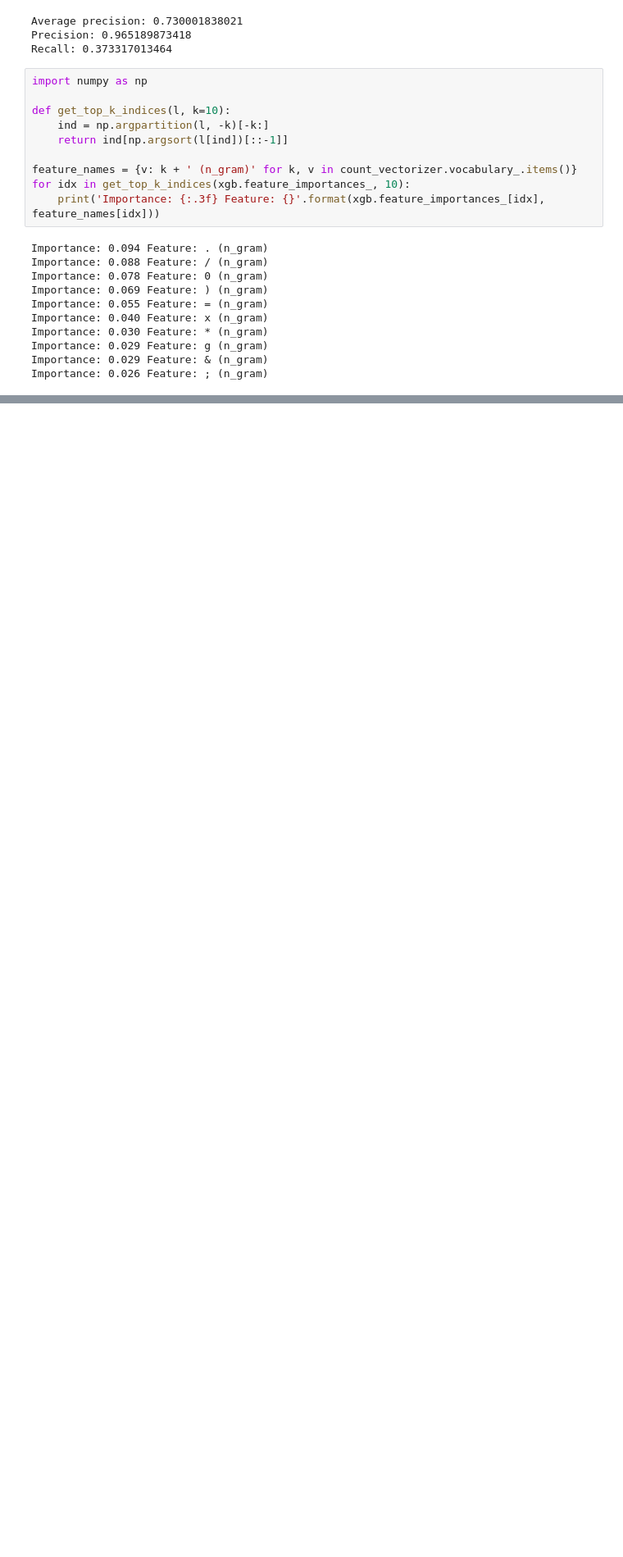
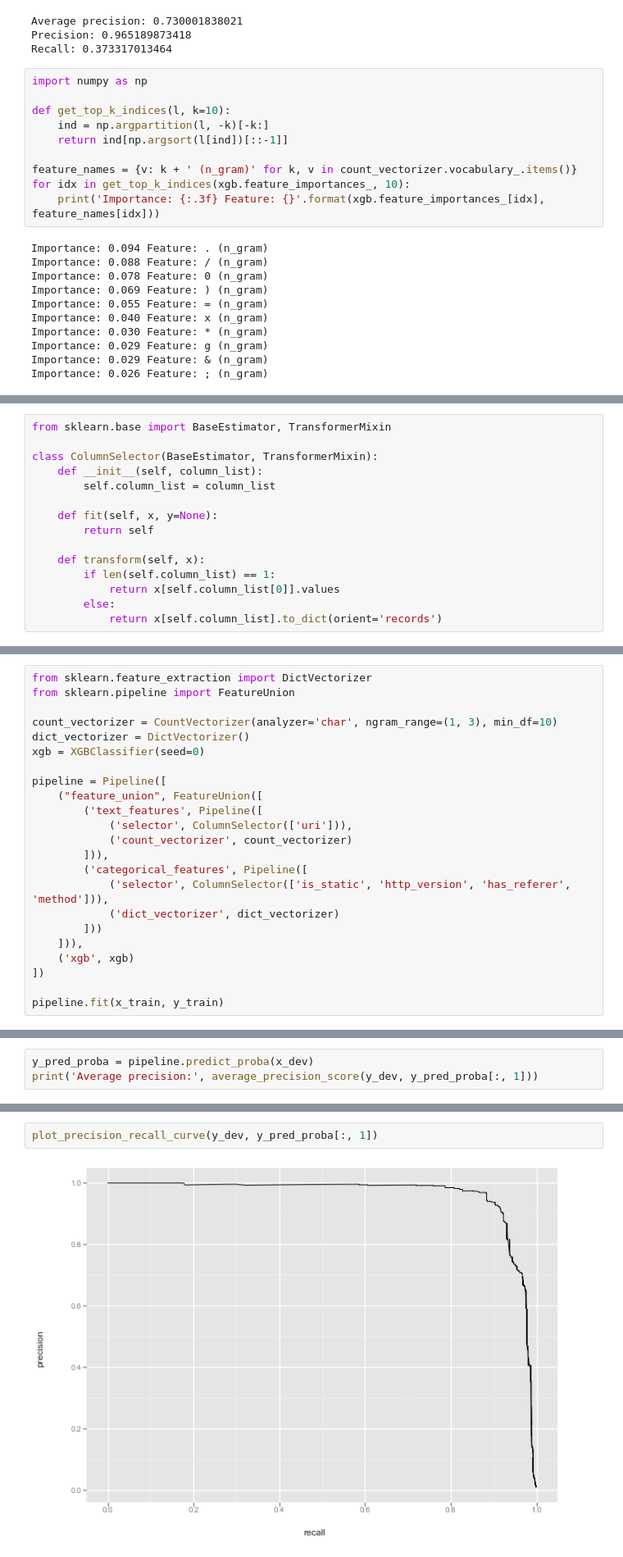
Before and after one commit to greywizard/ml-waf-tutorial, a Jupyter notebook: ml-waf-tutorial-notebook.ipynb, the cells around one changed output, grey strips where cells are left out. Shown: that part at 82% size. Drawn from its saved outputs; the diff is of its cells as text; blank space fills up the shorter version.

```diff
--- a/ml-waf-tutorial-notebook-part-1.ipynb
+++ b/ml-waf-tutorial-notebook.ipynb
@@ -183,0 +218,15 @@ Importance: 0.026 Feature: ; (n_gram)
+# %%
+from sklearn.base import BaseEstimator, TransformerMixin
+
+class ColumnSelector(BaseEstimator, TransformerMixin):
+    def __init__(self, column_list):
+        self.column_list = column_list
+
+    def fit(self, x, y=None):
+        return self
+
+    def transform(self, x):
+        if len(self.column_list) == 1:
+            return x[self.column_list[0]].values
+        else:
+            return x[self.column_list].to_dict(orient='records')
@@ -183,0 +237,23 @@ Importance: 0.026 Feature: ; (n_gram)
+# %%
+from sklearn.feature_extraction import DictVectorizer
+from sklearn.pipeline import FeatureUnion
+
+count_vectorizer = CountVectorizer(analyzer='char', ngram_range=(1, 3), min_df=10)
+dict_vectorizer = DictVectorizer()
+xgb = XGBClassifier(seed=0)
+
+pipeline = Pipeline([
+    ("feature_union", FeatureUnion([
+        ('text_features', Pipeline([
+            ('selector', ColumnSelector(['uri'])),
+            ('count_vectorizer', count_vectorizer)
+        ])),
+        ('categorical_features', Pipeline([
+            ('selector', ColumnSelector(['is_static', 'http_version', 'has_referer', 'method'])),
+            ('dict_vectorizer', dict_vectorizer)
+        ]))
+    ])),
+    ('xgb', xgb)
+])
+
+pipeline.fit(x_train, y_train)
@@ -183,0 +265,3 @@ Importance: 0.026 Feature: ; (n_gram)
+# %%
+y_pred_proba = pipeline.predict_proba(x_dev)
+print('Average precision:', average_precision_score(y_dev, y_pred_proba[:, 1]))
@@ -183,0 +270,4 @@ Importance: 0.026 Feature: ; (n_gram)
+# %%
+plot_precision_recall_curve(y_dev, y_pred_proba[:, 1])
+# %% [output]
+[figure, added]
```
Also changed, not shown: parts of 10 cells of this notebook.
